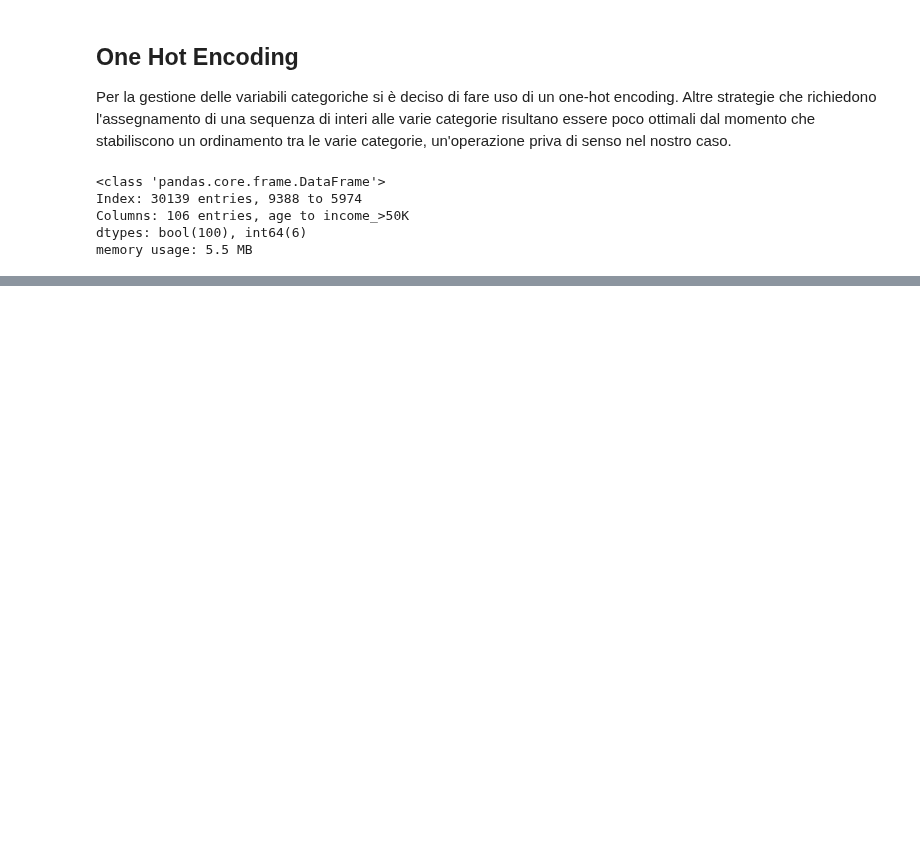
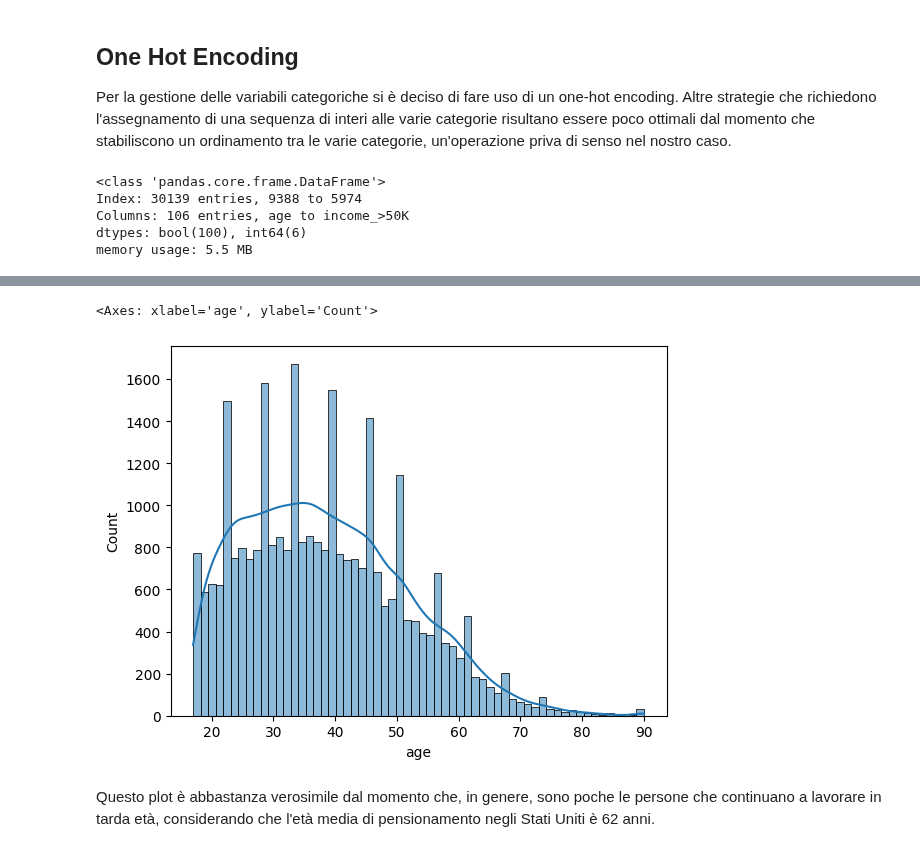
Before and after one commit to ale29ruf/Progetto_Data_Mining, a Jupyter notebook: ProgettoACI.ipynb, the cells around one changed output, grey strips where cells are left out. Saved outputs shown, nothing was run; the diff lists cells and outputs as text; code cells hidden in the pictures; blank space fills up the shorter version.

```diff
--- a/ProgettoACI.ipynb
+++ b/ProgettoACI.ipynb
@@ -235,0 +220,7 @@ memory usage: 5.5 MB
+# %%
+sns.histplot(new_data['age'], kde=True)
+# %% [output]
+<Axes: xlabel='age', ylabel='Count'>
+[figure, added]
+# %% [markdown]
+Questo plot è abbastanza verosimile dal momento che, in genere, sono poche le persone che continuano a lavorare in tarda età, considerando che l'età media di pensionamento negli Stati Uniti è 62 anni.
```
Also changed, not shown: parts of 30 cells of this notebook.
